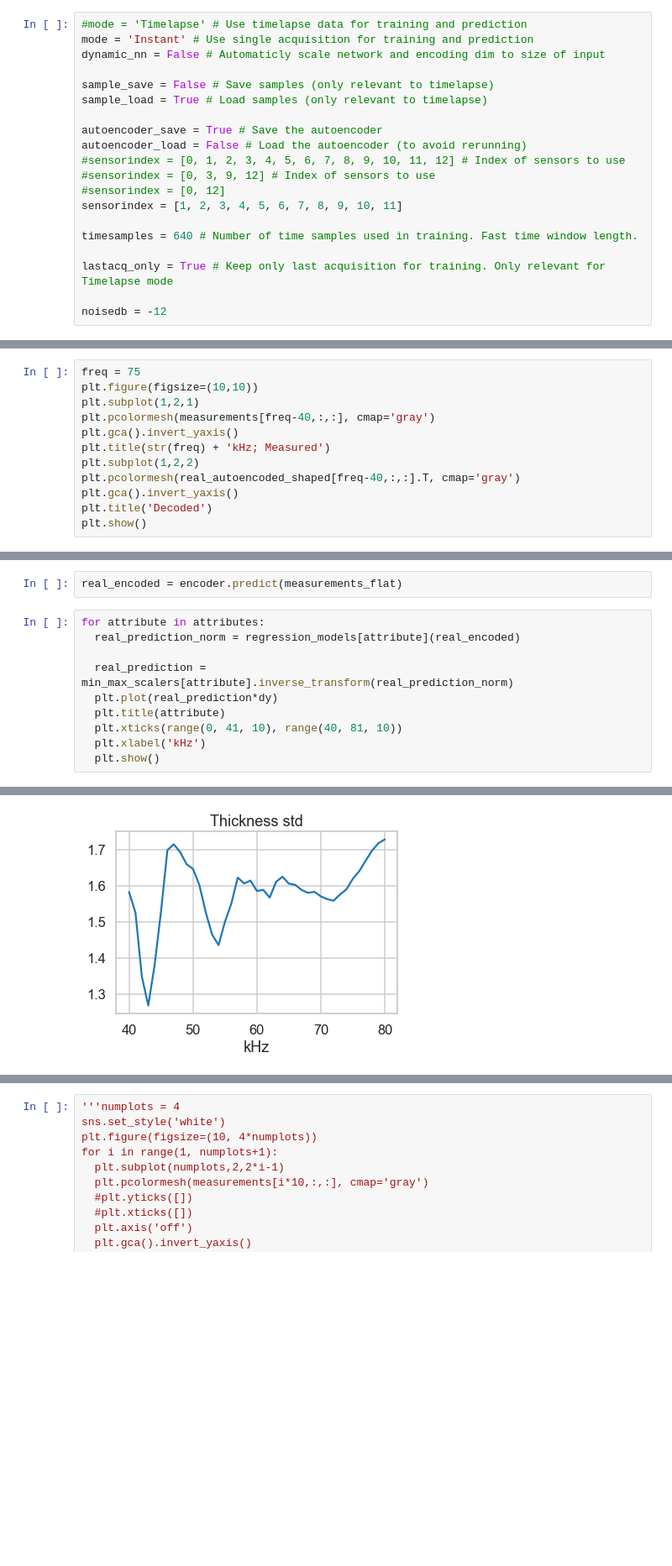
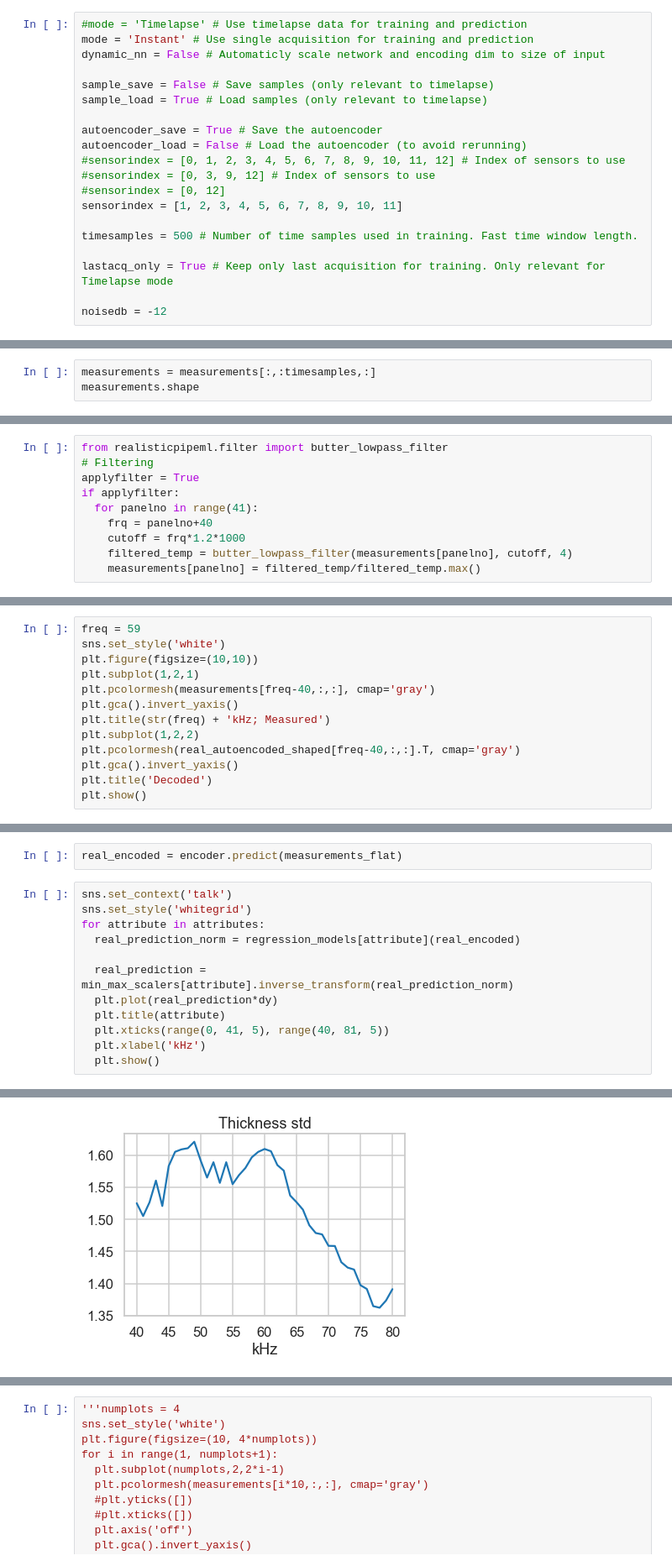
Before and after one commit to MagnsW/realisticPipeML, a Jupyter notebook: notebooks/06_autoencode_on_real.ipynb, the cells around one changed output, grey strips where cells are left out. Shown at 84% size. Cells and saved outputs as stored; diff of their text form; blank space fills up the shorter version.

Commit message:
Filtering of real data added

```diff
--- a/notebooks/06_autoencode_on_real.ipynb
+++ b/notebooks/06_autoencode_on_real.ipynb
@@ -31,7 +31,7 @@ autoencoder_load = False # Load the autoencoder (to avoid rerunning)
 #sensorindex = [0, 12]
 sensorindex = [1, 2, 3, 4, 5, 6, 7, 8, 9, 10, 11]
 
-timesamples = 640 # Number of time samples used in training. Fast time window length.
+timesamples = 500 # Number of time samples used in training. Fast time window length.
 
 lastacq_only = True # Keep only last acquisition for training. Only relevant for Timelapse mode
 
@@ -1133,3 +1133,6 @@ for freq in np.unique(df_waveforms.columns):
     first_iter = False
   else:
     measurements = np.concatenate((measurements, np.expand_dims(measurement_temp, axis=0)), axis=0)
+# %%
+measurements = measurements[:,:timesamples,:]
+measurements.shape
@@ -1136,3 +1141,13 @@ for freq in np.unique(df_waveforms.columns):
+# %%
+from realisticpipeml.filter import butter_lowpass_filter
+# Filtering
+applyfilter = True
+if applyfilter:
+  for panelno in range(41):
+    frq = panelno+40
+    cutoff = frq*1.2*1000
+    filtered_temp = butter_lowpass_filter(measurements[panelno], cutoff, 4)
+    measurements[panelno] = filtered_temp/filtered_temp.max()
 # %%
 sns.set_style('white')
 plt.figure(figsize=(8,8))
@@ -1157,5 +1172,6 @@ real_autoencoded_shaped.shape
 # %%
-freq = 75
+freq = 59
+sns.set_style('white')
 plt.figure(figsize=(10,10))
 plt.subplot(1,2,1)
 plt.pcolormesh(measurements[freq-40,:,:], cmap='gray')
@@ -1171,13 +1187,15 @@ plt.show()
 # %%
 real_encoded = encoder.predict(measurements_flat)
 # %%
+sns.set_context('talk')
+sns.set_style('whitegrid')
 for attribute in attributes:
   real_prediction_norm = regression_models[attribute](real_encoded)
 
   real_prediction = min_max_scalers[attribute].inverse_transform(real_prediction_norm)
   plt.plot(real_prediction*dy)
   plt.title(attribute)
-  plt.xticks(range(0, 41, 10), range(40, 81, 10))
+  plt.xticks(range(0, 41, 5), range(40, 81, 5))
   plt.xlabel('kHz')
   plt.show()
 # %% [output]
@@ -1186 +1204 @@ for attribute in attributes:
-[figure, old version]
+[figure, new version]
```
Also changed, not shown: parts of 36 cells of this notebook, 3 other files.
